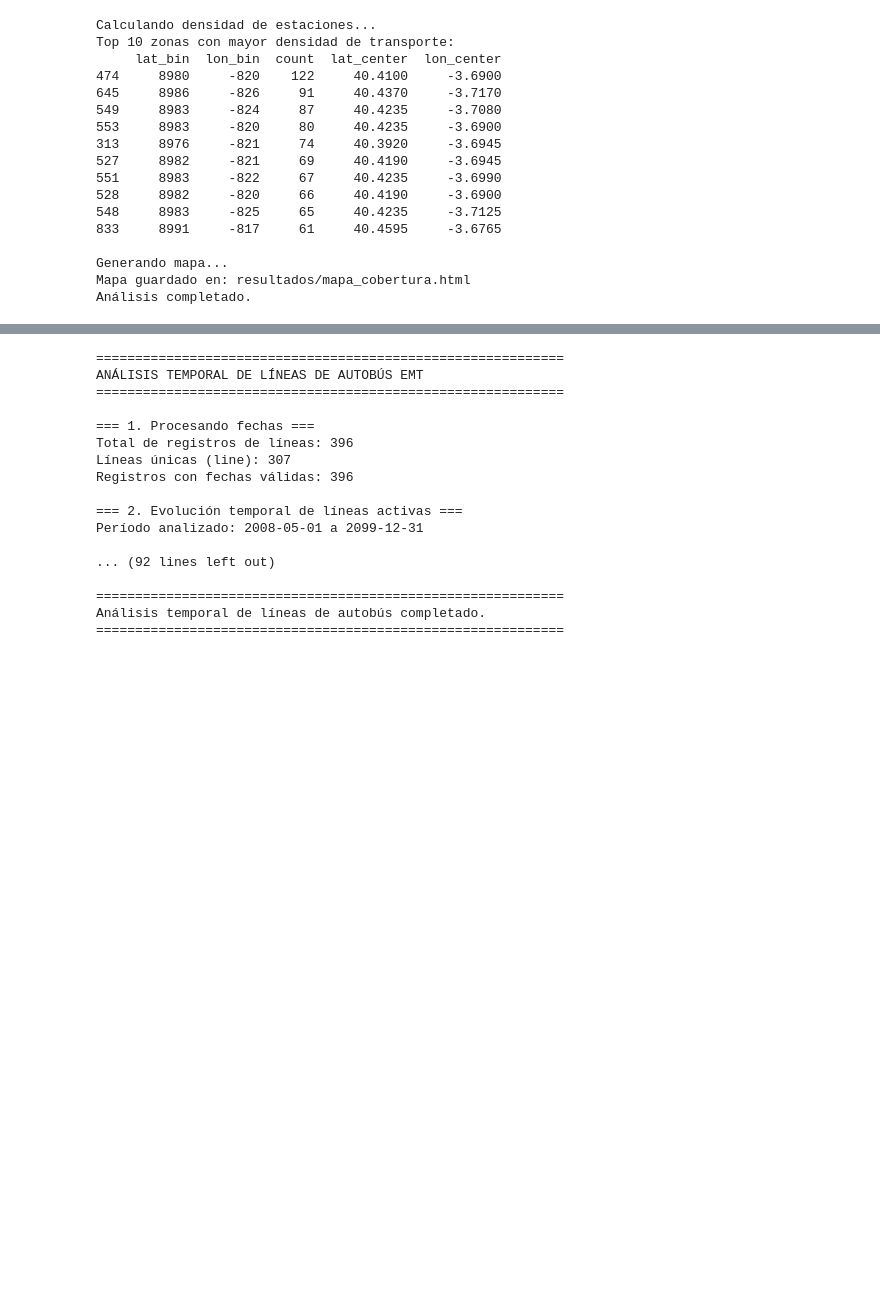
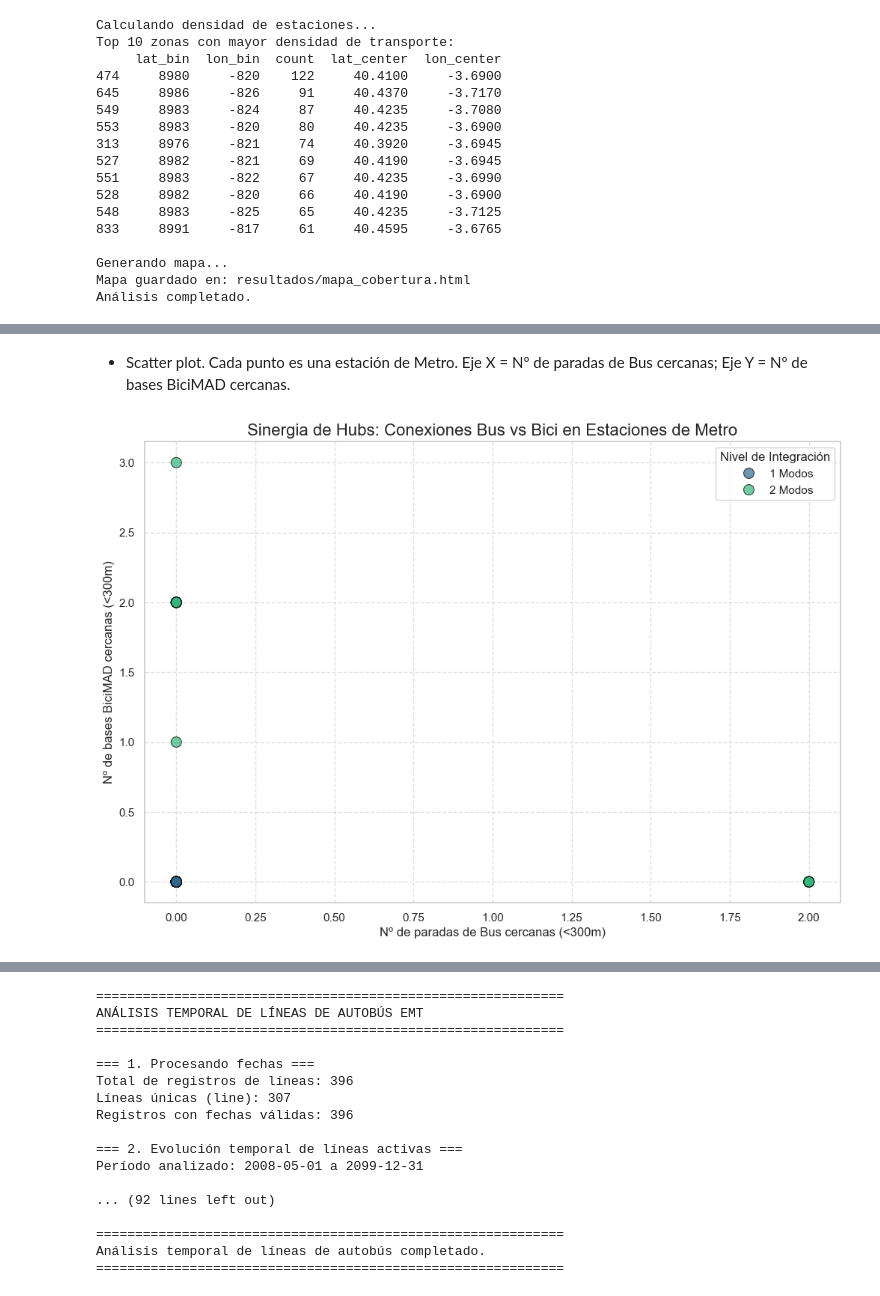
Before and after one commit to moniquescz/PRVD, a Jupyter notebook: Proyecto profe 1/analisis_datos.ipynb, the cells around one changed output, grey strips where cells are left out. Drawn from its saved outputs; the diff is of its cells as text; code cells hidden in the pictures; blank space fills up the shorter version.

```diff
--- a/Proyecto profe 1/analisis_datos.ipynb
+++ b/Proyecto profe 1/analisis_datos.ipynb
@@ -666,0 +334,34 @@ Análisis de accesibilidad PMR completado.
+# %% [markdown]
+- Scatter plot. Cada punto es una estación de Metro. Eje X = Nº de paradas de Bus cercanas; Eje Y = Nº de bases BiciMAD cercanas.
+# %%
+# Configuración del tamaño
+plt.figure(figsize=(12, 8))
+
+# Generar el Scatter Plot
+# Usamos 'hue' para diferenciar visualmente los nodos que tienen más modos conectados
+sns.scatterplot(
+    data=df_metro_plot,
+    x='buses_cercanos',
+    y='bicis_cercanas',
+    hue='nivel_multimodal',    # Colorear según multimodalidad (opcional, queda mejor)
+    palette='viridis',
+    s=100,                     # Tamaño de los puntos
+    alpha=0.7,                 # Transparencia para ver superposiciones
+    edgecolor='black'
+)
+
+# Títulos y Etiquetas
+plt.title('Sinergia de Hubs: Conexiones Bus vs Bici en Estaciones de Metro', fontsize=16)
+plt.xlabel('Nº de paradas de Bus cercanas (<300m)', fontsize=12)
+plt.ylabel('Nº de bases BiciMAD cercanas (<300m)', fontsize=12)
+
+# Línea de referencia diagonal (Simetría)
+# Si un punto cae en la línea, tiene la misma cantidad de buses que de bicis
+plt.legend(title='Nivel de Integración')
+plt.grid(True, linestyle='--', alpha=0.6)
+
+# Guardar y mostrar
+plt.savefig('resultados/plots/analisis_multimodal/scatter_hubs_metro.png', dpi=300, bbox_inches='tight')
+plt.show()
+# %% [output]
+[figure, added]
```
Also changed, not shown: parts of 31 cells of this notebook, 21 other files.
